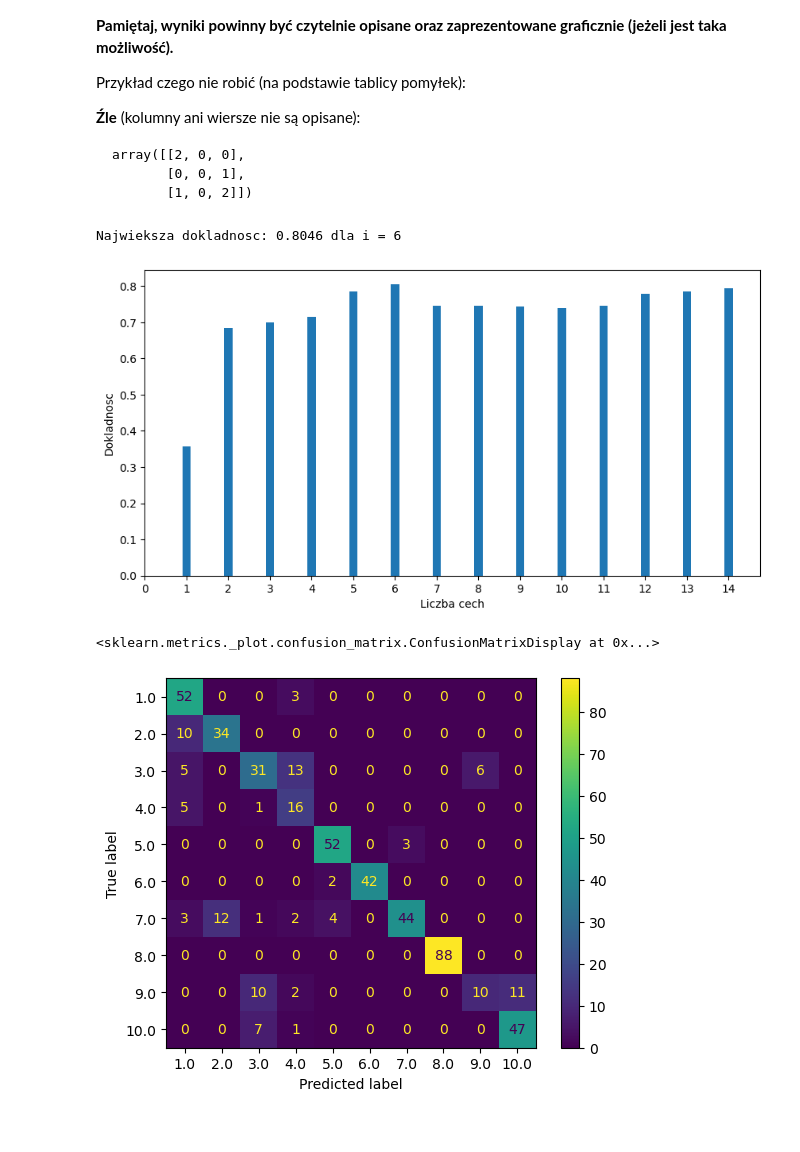
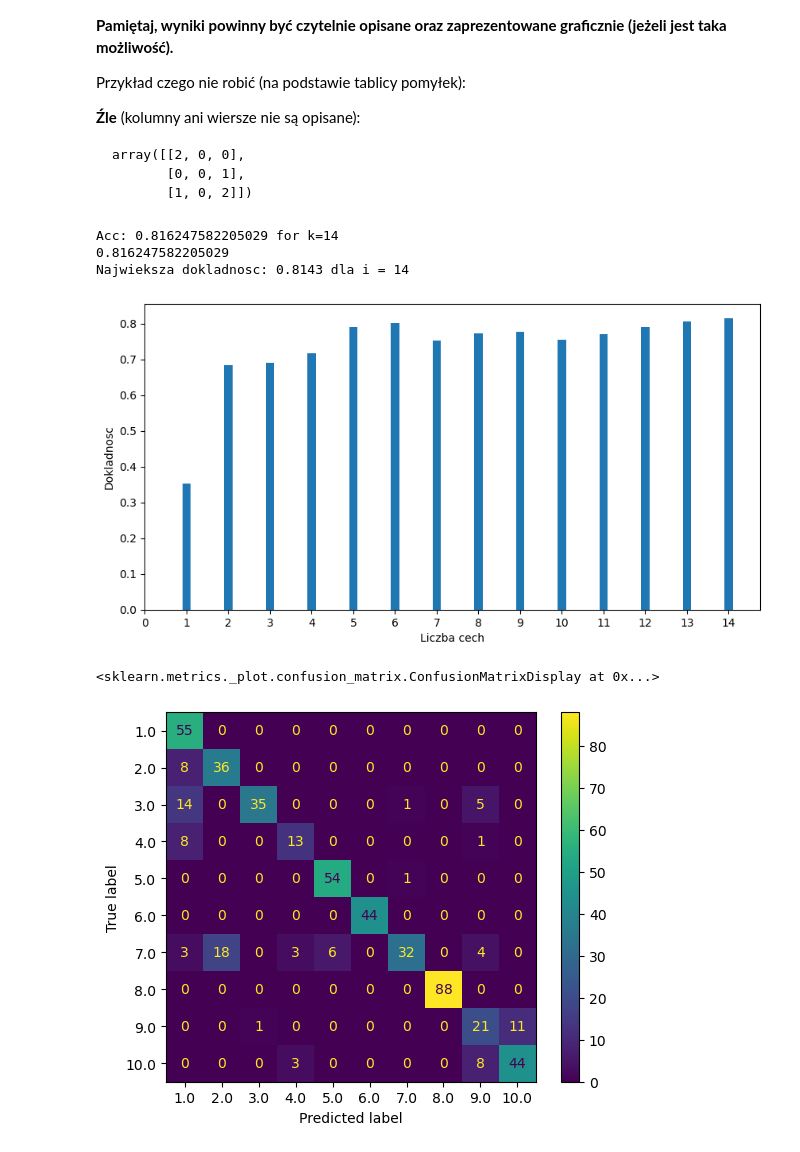
Before and after one commit to HaZhul/Statistics-in-data-analysis, a Jupyter notebook: SwAD4/Lab4.ipynb, the cells around one changed output. Drawn from its saved outputs; the diff is of its cells as text; code cells hidden in the pictures.

```diff
--- a/SwAD4/Lab4.ipynb
+++ b/SwAD4/Lab4.ipynb
@@ -78,7 +83,7 @@ from sklearn.feature_selection import SelectKBest
 from sklearn.neighbors import KNeighborsClassifier
 from sklearn.metrics import accuracy_score
 from collections import defaultdict
-y_pred_list = []
+accuracy_list = []
 accuracy_dict = defaultdict(int)
 
 
@@ -89,12 +94,22 @@ for i in range(1, 15):
     X_train_best = selector.transform(X_train)
     X_test_best = selector.transform(X_test)
 
-    neigh = KNeighborsClassifier(n_neighbors=5)
-    neigh.fit(X_train_best, y_train)
-    y_pred = neigh.predict(X_test_best)
-    y_pred_list.append(y_pred)
-    accuracy = accuracy_score(y_test, y_pred)
-    accuracy_dict[i] = accuracy
+    best_accuracy = 0
+    best_y_pred = 0
+    best_k = 0
+    for j in range(1, 20):
+        neigh = KNeighborsClassifier(n_neighbors=j)
+        neigh.fit(X_train_best, y_train)
+        y_pred = neigh.predict(X_test_best)
+        accuracy = accuracy_score(y_test, y_pred)
+        accuracy_list.append(accuracy)
+        if accuracy > best_accuracy:
+            best_accuracy = accuracy
+            best_k = j
+            best_y_pred = y_pred
+        accuracy_dict[i] = accuracy
+print(f'Acc: {best_accuracy} for k={best_k}')
+print(max(accuracy_list))
 
 
 plt.figure(figsize=(10,5))
@@ -107,16 +122,16 @@ max_accuracy = max(list(accuracy_dict.values()))
 max_i = [i for i in accuracy_dict if accuracy_dict[i]==max_accuracy][0]
 print(f'Najwieksza dokladnosc: {round(max_accuracy, 4)} dla i = {max_i}')
 # %% [output]
-Najwieksza dokladnosc: 0.8046 dla i = 6
+Acc: 0.816247582205029 for k=14
+0.816247582205029
+Najwieksza dokladnosc: 0.8143 dla i = 14
-[figure, old version]
+[figure, new version]
 # %%
 from sklearn.metrics import confusion_matrix, ConfusionMatrixDisplay
 
-y_pred_max_i = y_pred_list[max_i - 1]
-
-cm = confusion_matrix(y_test, y_pred_max_i, labels=neigh.classes_)
+cm = confusion_matrix(y_test, best_y_pred, labels=neigh.classes_)
 disp = ConfusionMatrixDisplay(confusion_matrix=cm, display_labels=neigh.classes_)
 disp.plot()
 # %% [output]
 <sklearn.metrics._plot.confusion_matrix.ConfusionMatrixDisplay at 0x...>
-[figure, old version]
+[figure, new version]
```
Also changed, not shown: parts of 1 cell of this notebook.
